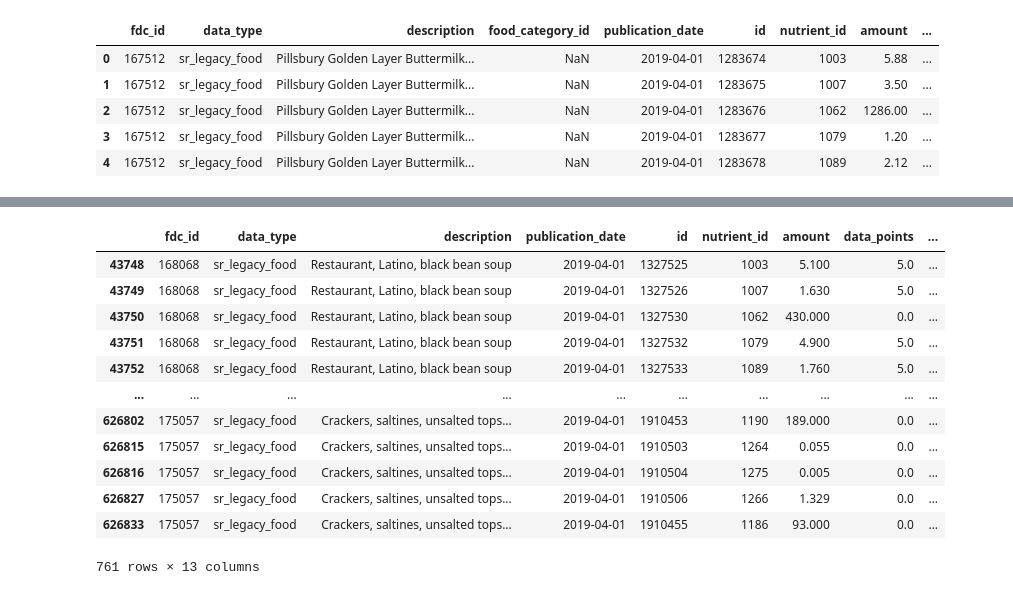
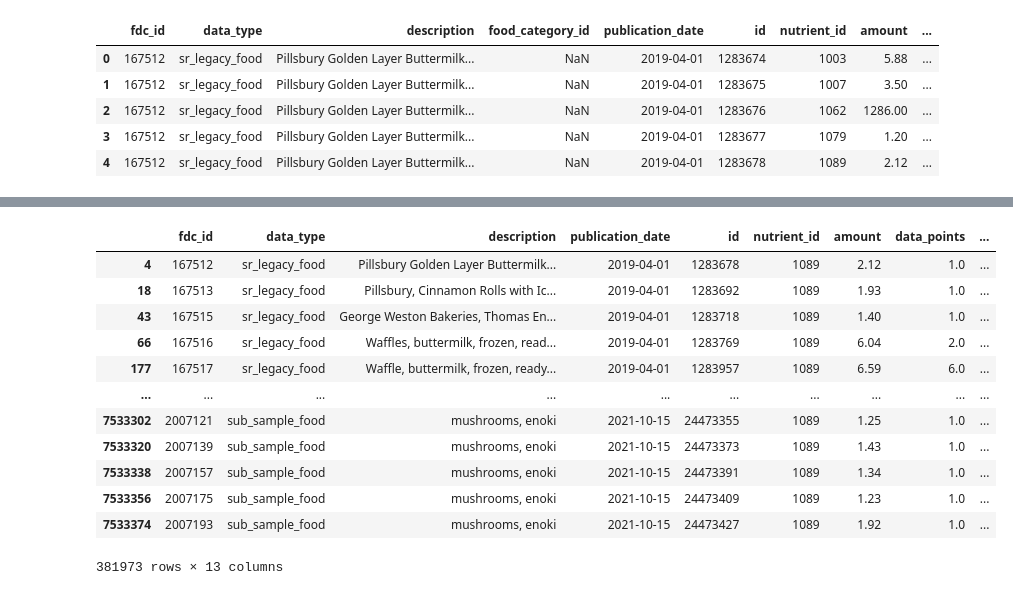
Before and after one commit to jacob-parks98/Smart_MAR, a Jupyter notebook: Smart_MAR.ipynb, the cells around one changed output, grey strips where cells are left out. Cells and saved outputs as stored; diff of their text form; code cells hidden in the pictures.

```diff
--- a/Smart_MAR.ipynb
+++ b/Smart_MAR.ipynb
@@ -426,18 +533,20 @@ food
+# %%
+food[food['name'] == 'Iron, Fe']
+# %% [output]
+|  | fdc_id | data_type | description | publication_date | id | nutrient_id | amount | data_points | ... |
+| 4 | 167512 | sr_legacy_food | Pillsbury Golden Layer Buttermilk... | 2019-04-01 | 1283678 | 1089 | 2.12 | 1.0 | ... |
+| 18 | 167513 | sr_legacy_food | Pillsbury, Cinnamon Rolls with Ic... | 2019-04-01 | 1283692 | 1089 | 1.93 | 1.0 | ... |
+| 43 | 167515 | sr_legacy_food | George Weston Bakeries, Thomas En... | 2019-04-01 | 1283718 | 1089 | 1.40 | 1.0 | ... |
+| 66 | 167516 | sr_legacy_food | Waffles, buttermilk, frozen, read... | 2019-04-01 | 1283769 | 1089 | 6.04 | 2.0 | ... |
+| 177 | 167517 | sr_legacy_food | Waffle, buttermilk, frozen, ready... | 2019-04-01 | 1283957 | 1089 | 6.59 | 6.0 | ... |
+| ... | ... | ... | ... | ... | ... | ... | ... | ... | ... |
+| 7533302 | 2007121 | sub_sample_food | mushrooms, enoki | 2021-10-15 | 24473355 | 1089 | 1.25 | 1.0 | ... |
+| 7533320 | 2007139 | sub_sample_food | mushrooms, enoki | 2021-10-15 | 24473373 | 1089 | 1.43 | 1.0 | ... |
+| 7533338 | 2007157 | sub_sample_food | mushrooms, enoki | 2021-10-15 | 24473391 | 1089 | 1.34 | 1.0 | ... |
+| 7533356 | 2007175 | sub_sample_food | mushrooms, enoki | 2021-10-15 | 24473409 | 1089 | 1.23 | 1.0 | ... |
+| 7533374 | 2007193 | sub_sample_food | mushrooms, enoki | 2021-10-15 | 24473427 | 1089 | 1.92 | 1.0 | ... |
+381973 rows × 13 columns
 # %%
 food_nona = food.dropna()
 # %%
-food_nona[food_nona['description'].str.contains('soup')]
+food_nona = food_nona[(food_nona['unit_name'] == 'G') | (food_nona['unit_name'] == 'MG')]
-# %% [output]
-|  | fdc_id | data_type | description | publication_date | id | nutrient_id | amount | data_points | ... |
-| 43748 | 168068 | sr_legacy_food | Restaurant, Latino, black bean soup | 2019-04-01 | 1327525 | 1003 | 5.100 | 5.0 | ... |
-| 43749 | 168068 | sr_legacy_food | Restaurant, Latino, black bean soup | 2019-04-01 | 1327526 | 1007 | 1.630 | 5.0 | ... |
-| 43750 | 168068 | sr_legacy_food | Restaurant, Latino, black bean soup | 2019-04-01 | 1327530 | 1062 | 430.000 | 0.0 | ... |
-| 43751 | 168068 | sr_legacy_food | Restaurant, Latino, black bean soup | 2019-04-01 | 1327532 | 1079 | 4.900 | 5.0 | ... |
-| 43752 | 168068 | sr_legacy_food | Restaurant, Latino, black bean soup | 2019-04-01 | 1327533 | 1089 | 1.760 | 5.0 | ... |
-| ... | ... | ... | ... | ... | ... | ... | ... | ... | ... |
-| 626802 | 175057 | sr_legacy_food | Crackers, saltines, unsalted tops... | 2019-04-01 | 1910453 | 1190 | 189.000 | 0.0 | ... |
-| 626815 | 175057 | sr_legacy_food | Crackers, saltines, unsalted tops... | 2019-04-01 | 1910503 | 1264 | 0.055 | 0.0 | ... |
-| 626816 | 175057 | sr_legacy_food | Crackers, saltines, unsalted tops... | 2019-04-01 | 1910504 | 1275 | 0.005 | 0.0 | ... |
-| 626827 | 175057 | sr_legacy_food | Crackers, saltines, unsalted tops... | 2019-04-01 | 1910506 | 1266 | 1.329 | 0.0 | ... |
-| 626833 | 175057 | sr_legacy_food | Crackers, saltines, unsalted tops... | 2019-04-01 | 1910455 | 1186 | 93.000 | 0.0 | ... |
-761 rows × 13 columns
```
Also changed, not shown: parts of 31 cells of this notebook, 3 other files.
